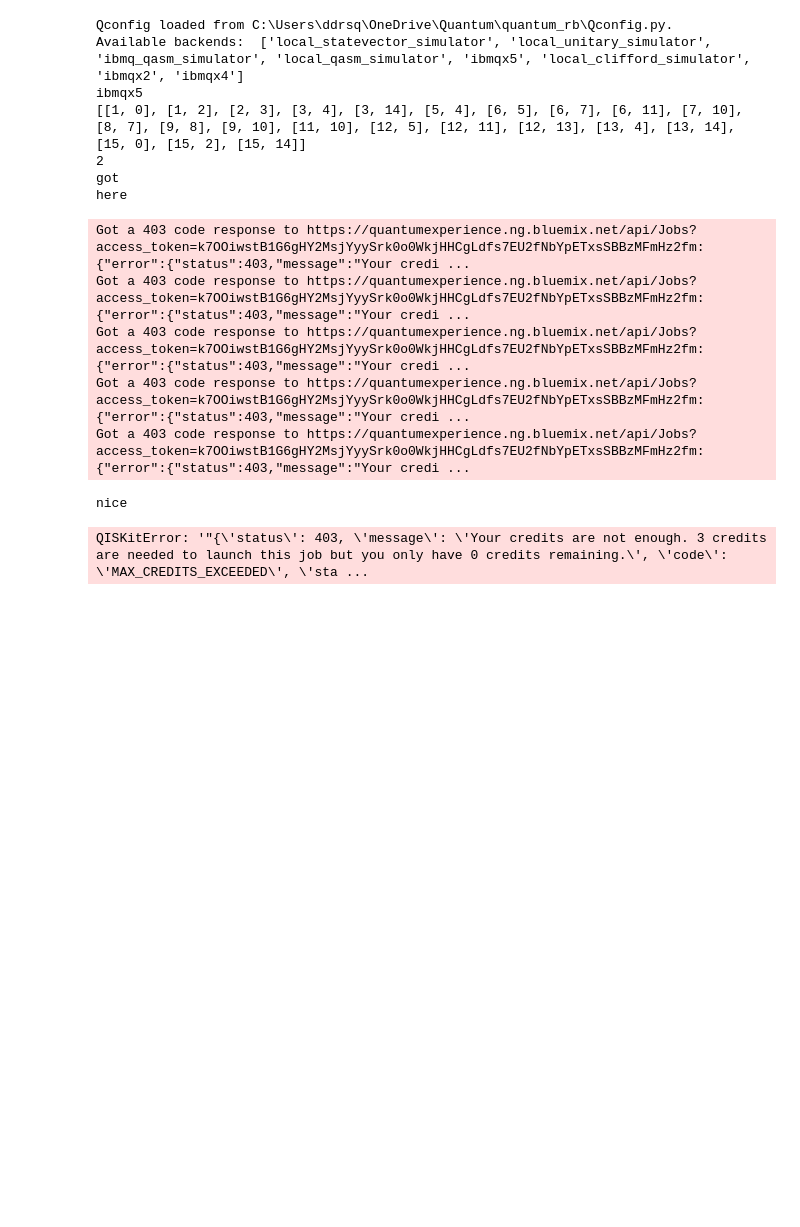
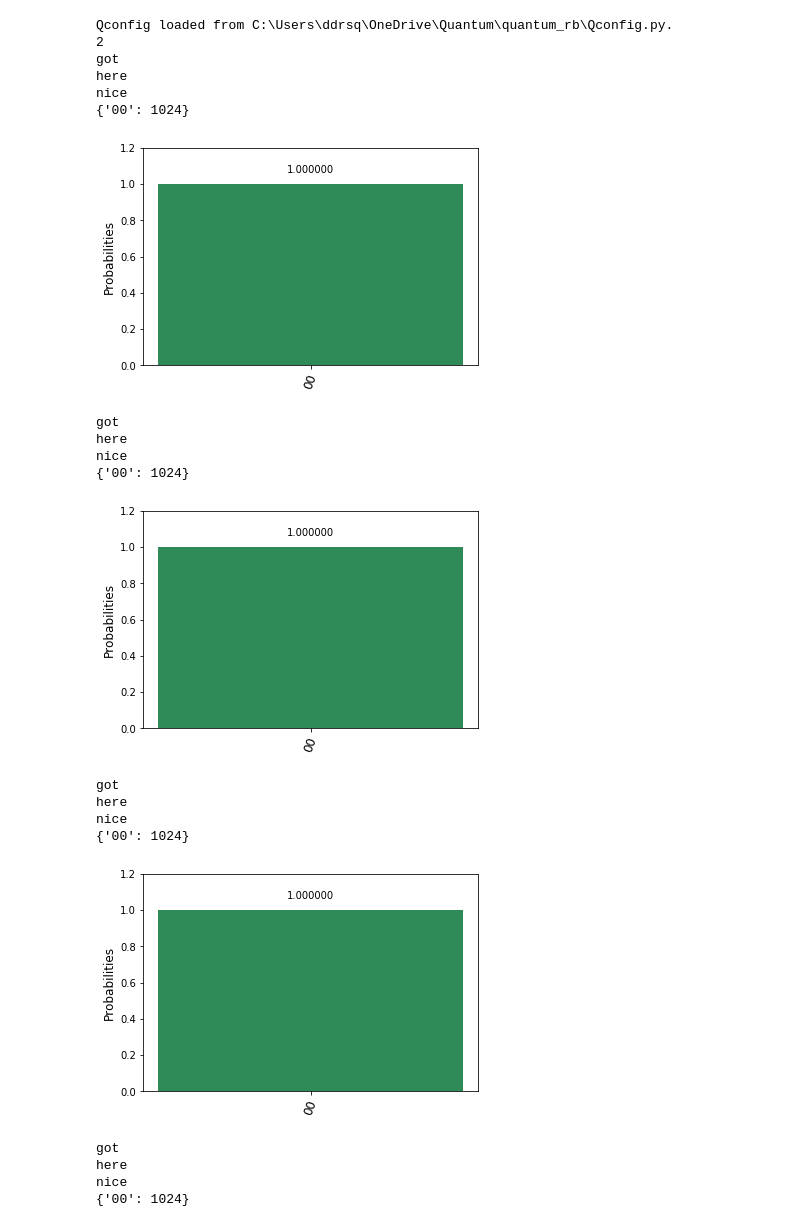
Before and after one commit to Octophi/quantum_rb, a Jupyter notebook: Uncoded Run Benchmark.ipynb, the cells around one changed output. Drawn from its saved outputs; the diff is of its cells as text; code cells hidden in the pictures; blank space fills up the shorter version.

```diff
--- a/Uncoded Run Benchmark.ipynb
+++ b/Uncoded Run Benchmark.ipynb
@@ -6,9 +6,6 @@ from qiskit.tools.qi.qi import state_fidelity
 import random
 import pickle
 import time
-
-# helpful function
-state_overlap = lambda state1, state2: np.absolute(np.dot(state1.conj().T,state2))**2
 
 #setup
 import sys, getpass
@@ -41,30 +38,7 @@ QX_URL = "https://quantumexperience.ng.bluemix.net/api"
 #register token and url
 register(QX_TOKEN, QX_URL)
 
-
-# for getting a backend
-def lowest_pending_jobs():
-    """Returns the backend with lowest pending jobs."""
-    list_of_backends = available_backends(
-        {'local': False, 'simulator': False})
-    device_status = [get_backend(backend).status
-                     for backend in list_of_backends]
-
-    best = min([x for x in device_status if x['available'] is True],
-               key=lambda x: x['pending_jobs'])
-    return best['name']
-
-# query for available backends
-print("Available backends: ", available_backends())
-
-device_name = lowest_pending_jobs()
-device = get_backend(device_name)
-device_coupling = device.configuration['coupling_map']
-print(device)
-print(device_coupling)
-
-
-backend = 'ibmqx5'
+backend = 'local_qasm_simulator'
 
 # adds dictionaries
 def tally(counts, toAdd):
@@ -173,13 +147,13 @@ def addRandCliff(qc, mat):
 # fidelity test
 def desiredStates(compiledstates):
     if compiledstates == 0:
-            return np.array((1,0,1,0))
+        return np.array((1,0,1,0))
     elif compiledstates == 1:
-            return np.array((0,1,1,0))
+        return np.array((0,1,1,0))
     elif compiledstates == 2:
-            return np.array((1,0,0,1))
+        return np.array((1,0,0,1))
     elif compiledstates == 3:
-            return np.array((0,1,0,1))
+        return np.array((0,1,0,1))
 
 def fidelityTest(statevector,desiredvector):
     fidelity = state_fidelity(statevector, desiredvector)
@@ -225,40 +199,47 @@ for k in range(initialStates):
 
             # invert everything
             invertCliffGens(qc,mat)
 
             # optional: remove phase
             #removePhase(qc)
 
             # get the qc compiled into one of the 4 different states
             compilation(qc,k)
 
             # measure
             qc.measure(qr,cr)
 
             print("got")
             job = execute(qc, backend, shots = shots)
             print("here")
             result = job.result()
             print("nice")
 
             print(result.get_counts(qc))
 
             plot_histogram(result.get_counts(qc))
 
 endTime = time.time()
 print("Time elapsed: ", endTime-startTime)
 # %% [output]
 Qconfig loaded from C:\Users\ddrsq\OneDrive\Quantum\quantum_rb\Qconfig.py.
-Available backends:  ['local_statevector_simulator', 'local_unitary_simulator', 'ibmq_qasm_simulator', 'local_qasm_simulator', 'ibmqx5', 'local_clifford_simulator', 'ibmqx2', 'ibmqx4']
-ibmqx5
-[[1, 0], [1, 2], [2, 3], [3, 4], [3, 14], [5, 4], [6, 5], [6, 7], [6, 11], [7, 10], [8, 7], [9, 8], [9, 10], [11, 10], [12, 5], [12, 11], [12, 13], [13, 4], [13, 14], [15, 0], [15, 2], [15, 14]]
 2
 got
 here
+nice
+{'00': 1024}
+[figure, added]
-Got a 403 code response to https://quantumexperience.ng.bluemix.net/api/Jobs?access_token=k7OOiwstB1G6gHY2MsjYyySrk0o0WkjHHCgLdfs7EU2fNbYpETxsSBBzMFmHz2fm: {"error":{"status":403,"message":"Your credi ...
-Got a 403 code response to https://quantumexperience.ng.bluemix.net/api/Jobs?access_token=k7OOiwstB1G6gHY2MsjYyySrk0o0WkjHHCgLdfs7EU2fNbYpETxsSBBzMFmHz2fm: {"error":{"status":403,"message":"Your credi ...
-Got a 403 code response to https://quantumexperience.ng.bluemix.net/api/Jobs?access_token=k7OOiwstB1G6gHY2MsjYyySrk0o0WkjHHCgLdfs7EU2fNbYpETxsSBBzMFmHz2fm: {"error":{"status":403,"message":"Your credi ...
-Got a 403 code response to https://quantumexperience.ng.bluemix.net/api/Jobs?access_token=k7OOiwstB1G6gHY2MsjYyySrk0o0WkjHHCgLdfs7EU2fNbYpETxsSBBzMFmHz2fm: {"error":{"status":403,"message":"Your credi ...
-Got a 403 code response to https://quantumexperience.ng.bluemix.net/api/Jobs?access_token=k7OOiwstB1G6gHY2MsjYyySrk0o0WkjHHCgLdfs7EU2fNbYpETxsSBBzMFmHz2fm: {"error":{"status":403,"message":"Your credi ...
+got
+here
+nice
+{'00': 1024}
+[figure, added]
+got
+here
 nice
+{'00': 1024}
+[figure, added]
-QISKitError: '"{\'status\': 403, \'message\': \'Your credits are not enough. 3 credits are needed to launch this job but you only have 0 credits remaining.\', \'code\': \'MAX_CREDITS_EXCEEDED\', \'sta ...
+got
+here
+nice
+{'00': 1024}
```
Also changed, not shown: parts of 1 cell of this notebook, 1 other file.
